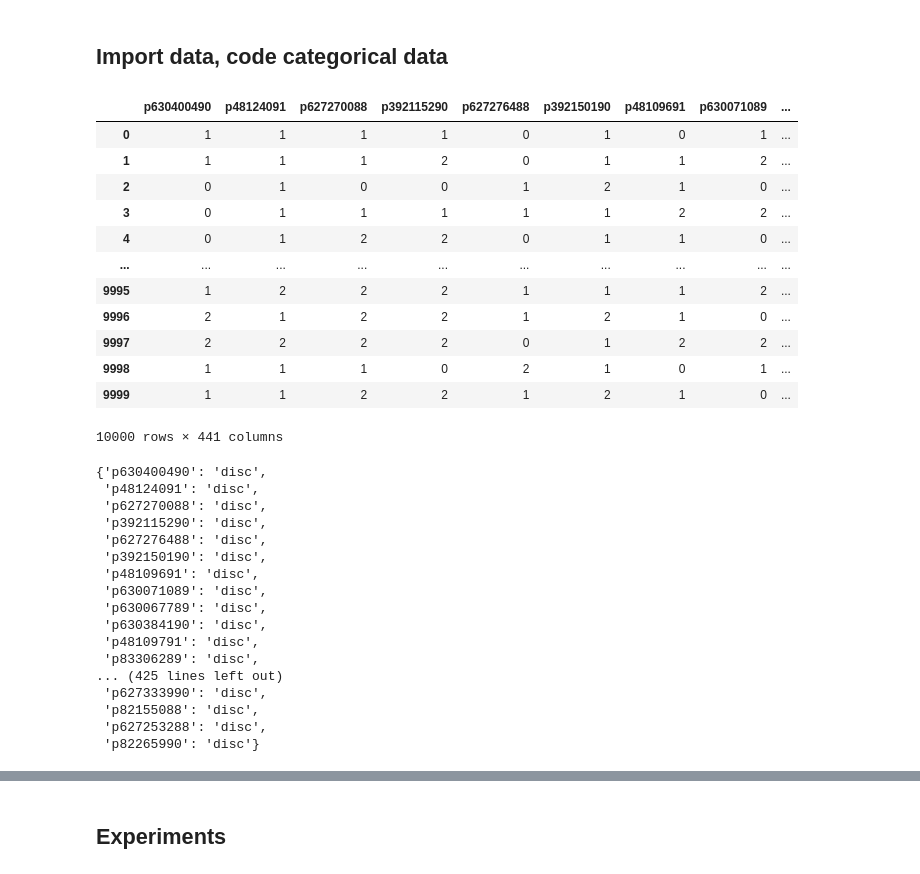
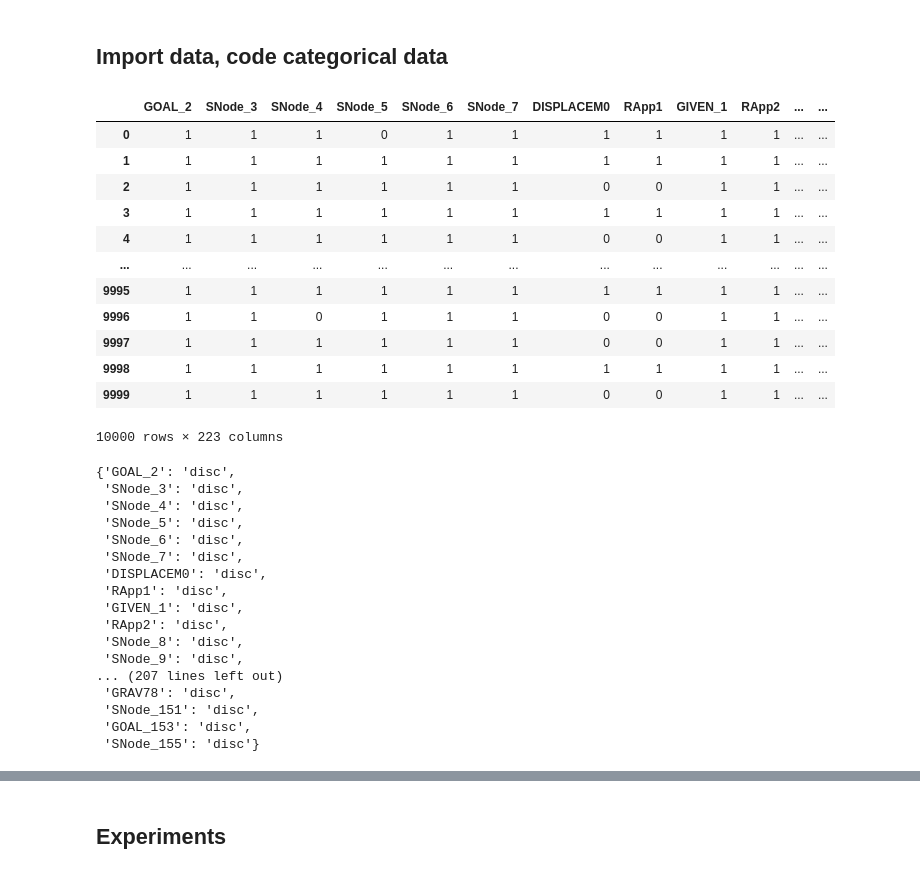
Before and after one commit to jrzkaminski/BAMT-old, a Jupyter notebook: BigBraveBN_random_comparison.ipynb, the cells around one changed output, grey strips where cells are left out. Saved outputs shown, nothing was run; the diff lists cells and outputs as text; code cells hidden in the pictures.

```diff
--- a/BigBraveBN_random_comparison.ipynb
+++ b/BigBraveBN_random_comparison.ipynb
@@ -166,38 +173,38 @@ def get_possible_edges_by_brave(df, proximity_matrix, n_nearest=5, threshold=.3)
 # %%
-df = pd.read_csv('data/pigs.csv')
+df = pd.read_csv(f'data/{dataset}.csv')
 df
 # %% [output]
-|  | p630400490 | p48124091 | p627270088 | p392115290 | p627276488 | p392150190 | p48109691 | p630071089 | ... |
-| 0 | 1 | 1 | 1 | 1 | 0 | 1 | 0 | 1 | ... |
-| 1 | 1 | 1 | 1 | 2 | 0 | 1 | 1 | 2 | ... |
-| 2 | 0 | 1 | 0 | 0 | 1 | 2 | 1 | 0 | ... |
-| 3 | 0 | 1 | 1 | 1 | 1 | 1 | 2 | 2 | ... |
-| 4 | 0 | 1 | 2 | 2 | 0 | 1 | 1 | 0 | ... |
-| ... | ... | ... | ... | ... | ... | ... | ... | ... | ... |
-| 9995 | 1 | 2 | 2 | 2 | 1 | 1 | 1 | 2 | ... |
-| 9996 | 2 | 1 | 2 | 2 | 1 | 2 | 1 | 0 | ... |
-| 9997 | 2 | 2 | 2 | 2 | 0 | 1 | 2 | 2 | ... |
-| 9998 | 1 | 1 | 1 | 0 | 2 | 1 | 0 | 1 | ... |
-| 9999 | 1 | 1 | 2 | 2 | 1 | 2 | 1 | 0 | ... |
+|  | GOAL_2 | SNode_3 | SNode_4 | SNode_5 | SNode_6 | SNode_7 | DISPLACEM0 | RApp1 | GIVEN_1 | RApp2 | ... | ... |
+| 0 | 1 | 1 | 1 | 0 | 1 | 1 | 1 | 1 | 1 | 1 | ... | ... |
+| 1 | 1 | 1 | 1 | 1 | 1 | 1 | 1 | 1 | 1 | 1 | ... | ... |
+| 2 | 1 | 1 | 1 | 1 | 1 | 1 | 0 | 0 | 1 | 1 | ... | ... |
+| 3 | 1 | 1 | 1 | 1 | 1 | 1 | 1 | 1 | 1 | 1 | ... | ... |
+| 4 | 1 | 1 | 1 | 1 | 1 | 1 | 0 | 0 | 1 | 1 | ... | ... |
+| ... | ... | ... | ... | ... | ... | ... | ... | ... | ... | ... | ... | ... |
+| 9995 | 1 | 1 | 1 | 1 | 1 | 1 | 1 | 1 | 1 | 1 | ... | ... |
+| 9996 | 1 | 1 | 0 | 1 | 1 | 1 | 0 | 0 | 1 | 1 | ... | ... |
+| 9997 | 1 | 1 | 1 | 1 | 1 | 1 | 0 | 0 | 1 | 1 | ... | ... |
+| 9998 | 1 | 1 | 1 | 1 | 1 | 1 | 1 | 1 | 1 | 1 | ... | ... |
+| 9999 | 1 | 1 | 1 | 1 | 1 | 1 | 0 | 0 | 1 | 1 | ... | ... |
-10000 rows × 441 columns
+10000 rows × 223 columns
 # %%
 get_nodes_type(df)
 # %% [output]
-{'p630400490': 'disc',
- 'p48124091': 'disc',
- 'p627270088': 'disc',
- 'p392115290': 'disc',
- 'p627276488': 'disc',
- 'p392150190': 'disc',
- 'p48109691': 'disc',
- 'p630071089': 'disc',
- 'p630067789': 'disc',
- 'p630384190': 'disc',
- 'p48109791': 'disc',
- 'p83306289': 'disc',
-... (425 lines left out)
- 'p627333990': 'disc',
- 'p82155088': 'disc',
- 'p627253288': 'disc',
- 'p82265990': 'disc'}
+{'GOAL_2': 'disc',
+ 'SNode_3': 'disc',
+ 'SNode_4': 'disc',
+ 'SNode_5': 'disc',
+ 'SNode_6': 'disc',
+ 'SNode_7': 'disc',
+ 'DISPLACEM0': 'disc',
+ 'RApp1': 'disc',
+ 'GIVEN_1': 'disc',
+ 'RApp2': 'disc',
+ 'SNode_8': 'disc',
+ 'SNode_9': 'disc',
+... (207 lines left out)
+ 'GRAV78': 'disc',
+ 'SNode_151': 'disc',
+ 'GOAL_153': 'disc',
+ 'SNode_155': 'disc'}
 # %%
```
Also changed, not shown: parts of 18 cells of this notebook, 3 other files.
